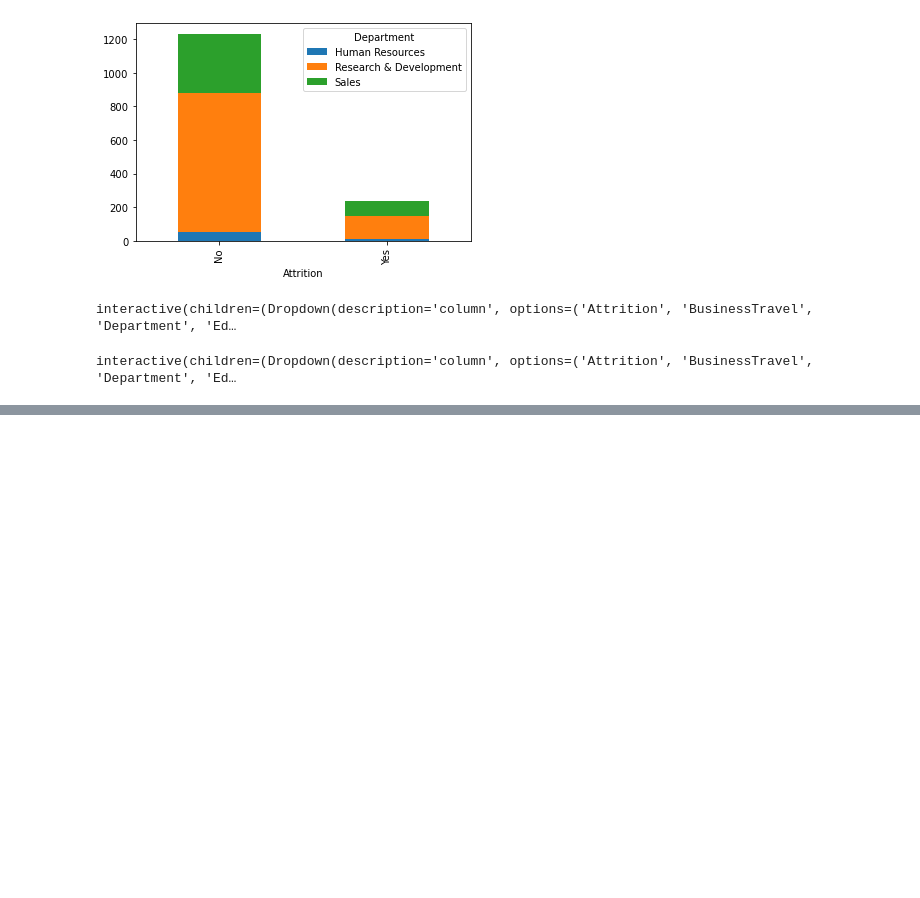
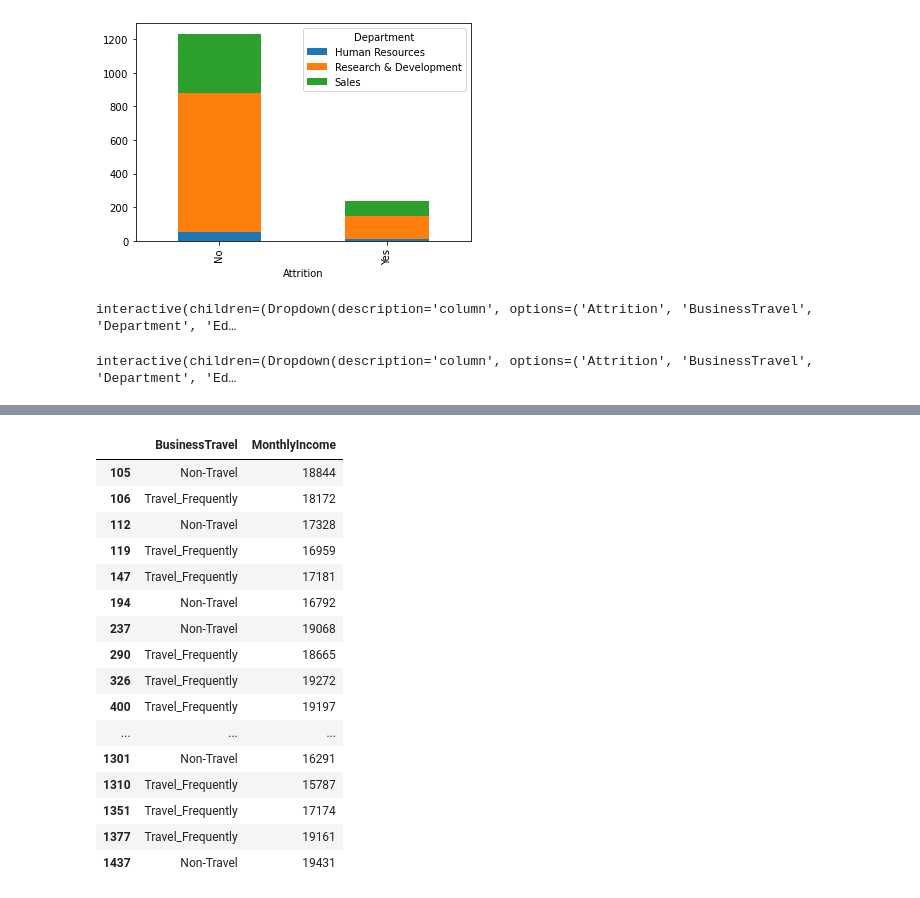
Before and after one commit to walidsharaar/Query-analysis, a Jupyter notebook: Query Analysis.ipynb, the cells around one changed output, grey strips where cells are left out. Drawn from its saved outputs; the diff is of its cells as text; code cells hidden in the pictures; blank space fills up the shorter version.

```diff
--- a/Query Analysis.ipynb
+++ b/Query Analysis.ipynb
@@ -213,0 +297,23 @@ interactive(children=(Dropdown(description='column', options=('Attrition', 'Busi
+# %%
+# lets find out employees who do not travel of travel frequently and get more than 15000 monthly salary
+
+x= data[(data['BusinessTravel'] == 'Non-Travel')|(data['BusinessTravel']=='Travel_Frequently')]
+x[data['MonthlyIncome']>15000][['BusinessTravel','MonthlyIncome']]
+# %% [output]
+|  | BusinessTravel | MonthlyIncome |
+| 105 | Non-Travel | 18844 |
+| 106 | Travel_Frequently | 18172 |
+| 112 | Non-Travel | 17328 |
+| 119 | Travel_Frequently | 16959 |
+| 147 | Travel_Frequently | 17181 |
+| 194 | Non-Travel | 16792 |
+| 237 | Non-Travel | 19068 |
+| 290 | Travel_Frequently | 18665 |
+| 326 | Travel_Frequently | 19272 |
+| 400 | Travel_Frequently | 19197 |
+| ... | ... | ... |
+| 1301 | Non-Travel | 16291 |
+| 1310 | Travel_Frequently | 15787 |
+| 1351 | Travel_Frequently | 17174 |
+| 1377 | Travel_Frequently | 19161 |
+| 1437 | Non-Travel | 19431 |
```
Also changed, not shown: parts of 12 cells of this notebook.
